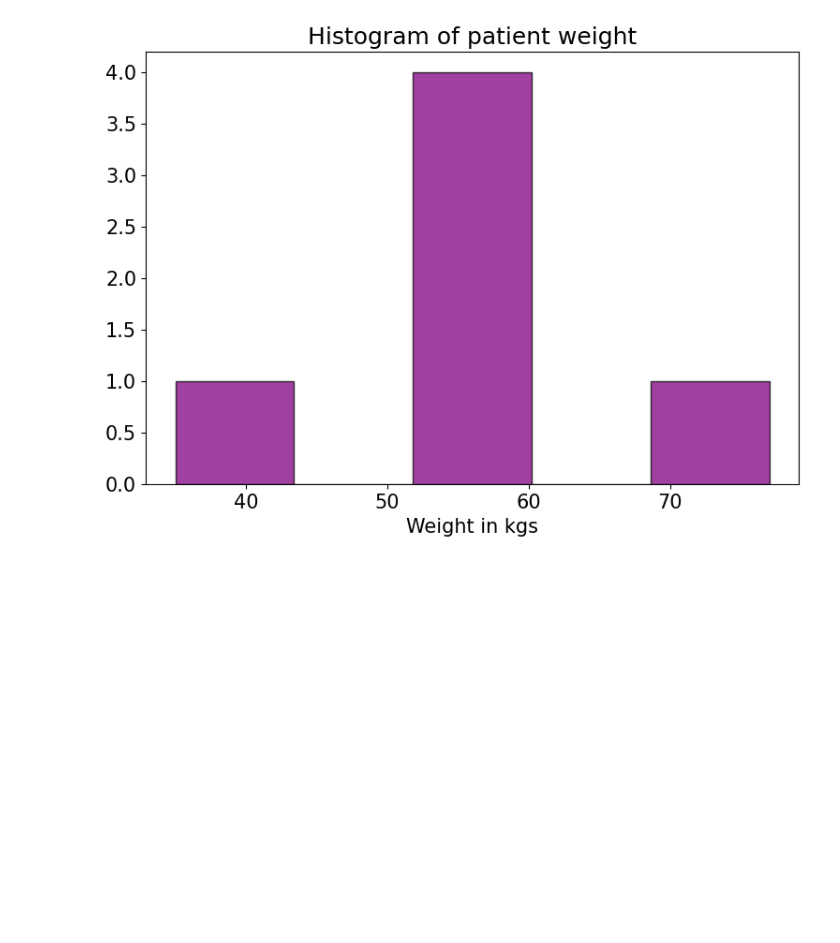
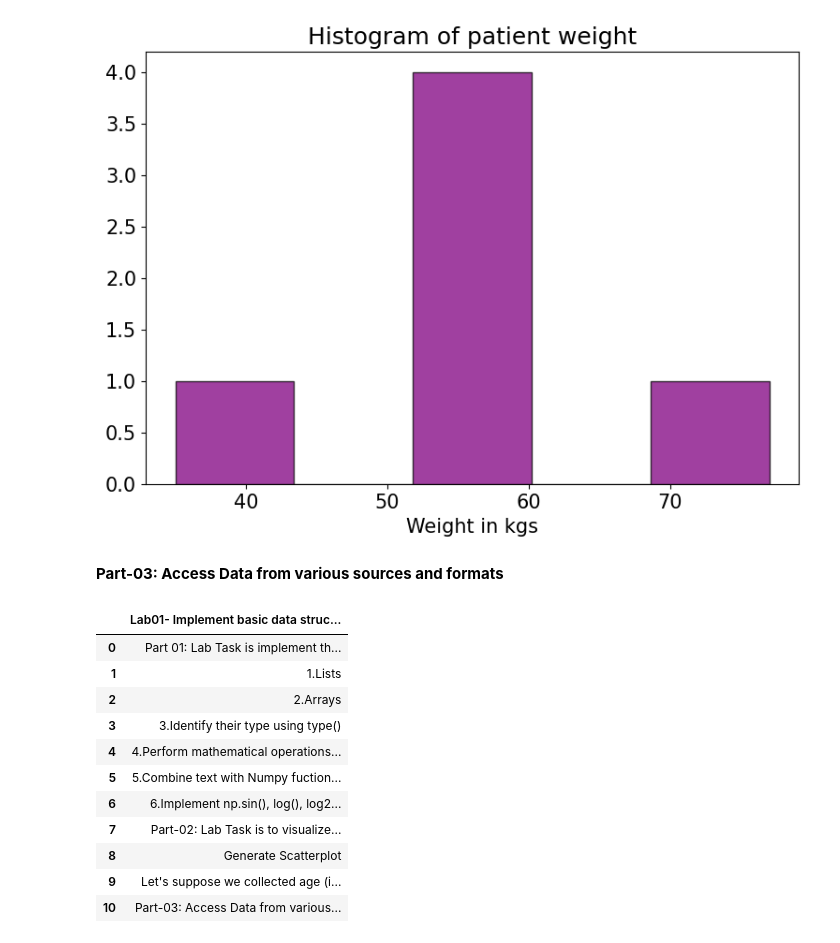
Before and after one commit to Mahesh-ch06/AIML_2303A52037, a Jupyter notebook: Lab1.ipynb, the cells around one changed output. Cells and saved outputs as stored; diff of their text form; code cells hidden in the pictures; blank space fills up the shorter version.

```diff
--- a/Lab1.ipynb
+++ b/Lab1.ipynb
@@ -107,3 +107,5 @@ plt.yticks(fontsize=15)
 plt.show()
 # %% [output]
 [figure]
+# %% [markdown]
+**Part-03: Access Data from various sources and formats**
@@ -109,0 +115,17 @@ plt.show()
+# %%
+df1 = pd.read_table("Lab01-Text.txt")
+# %%
+df1
+# %% [output]
+|  | Lab01- Implement basic data struc... |
+| 0 | Part 01: Lab Task is implement th... |
+| 1 | 1.Lists |
+| 2 | 2.Arrays |
+| 3 | 3.Identify their type using type() |
+| 4 | 4.Perform mathematical operations... |
+| 5 | 5.Combine text with Numpy fuction... |
+| 6 | 6.Implement np.sin(), log(), log2... |
+| 7 | Part-02: Lab Task is to visualize... |
+| 8 | Generate Scatterplot |
+| 9 | Let's suppose we collected age (i... |
+| 10 | Part-03: Access Data from various... |
```
Also changed, not shown: parts of 8 cells of this notebook.
